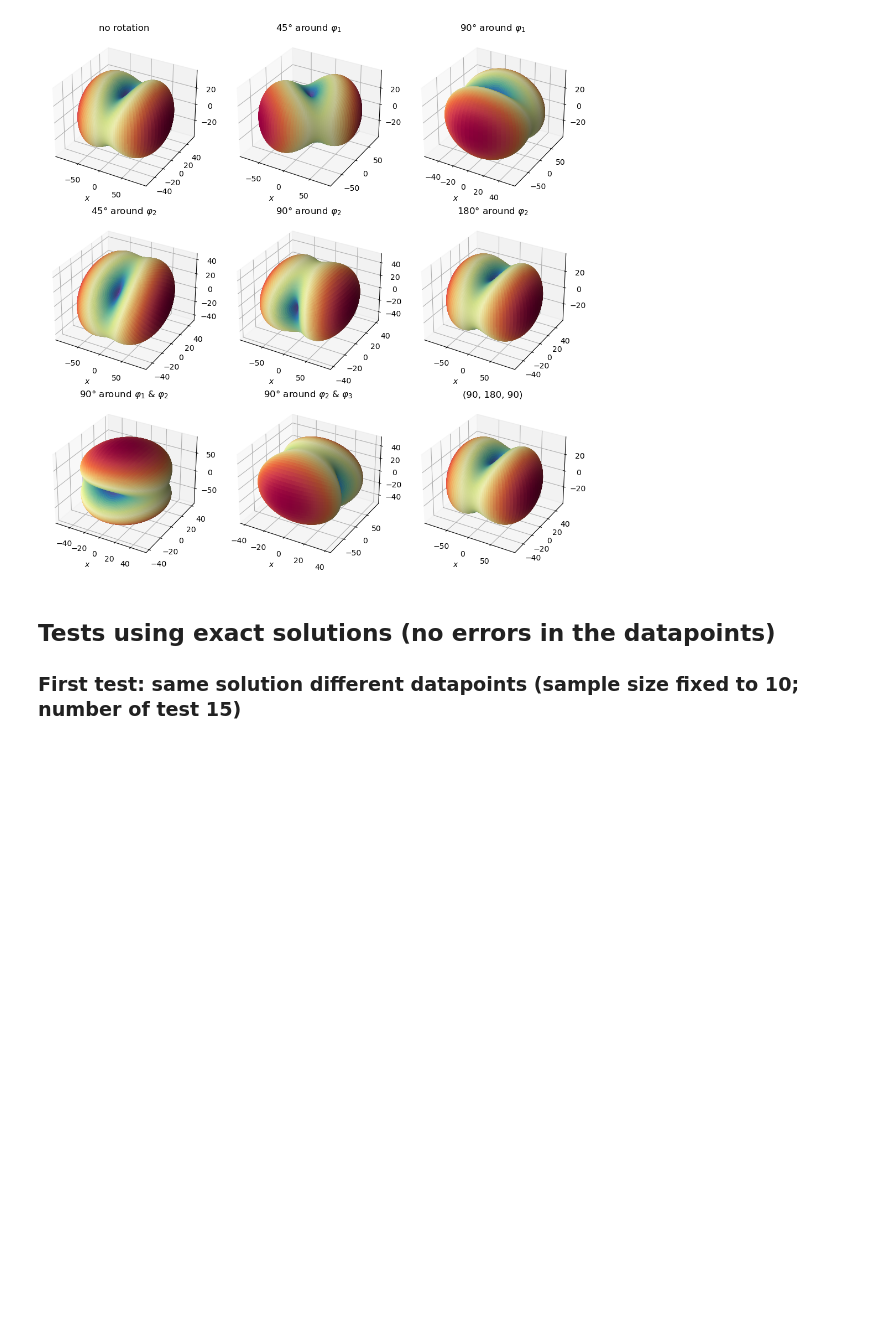
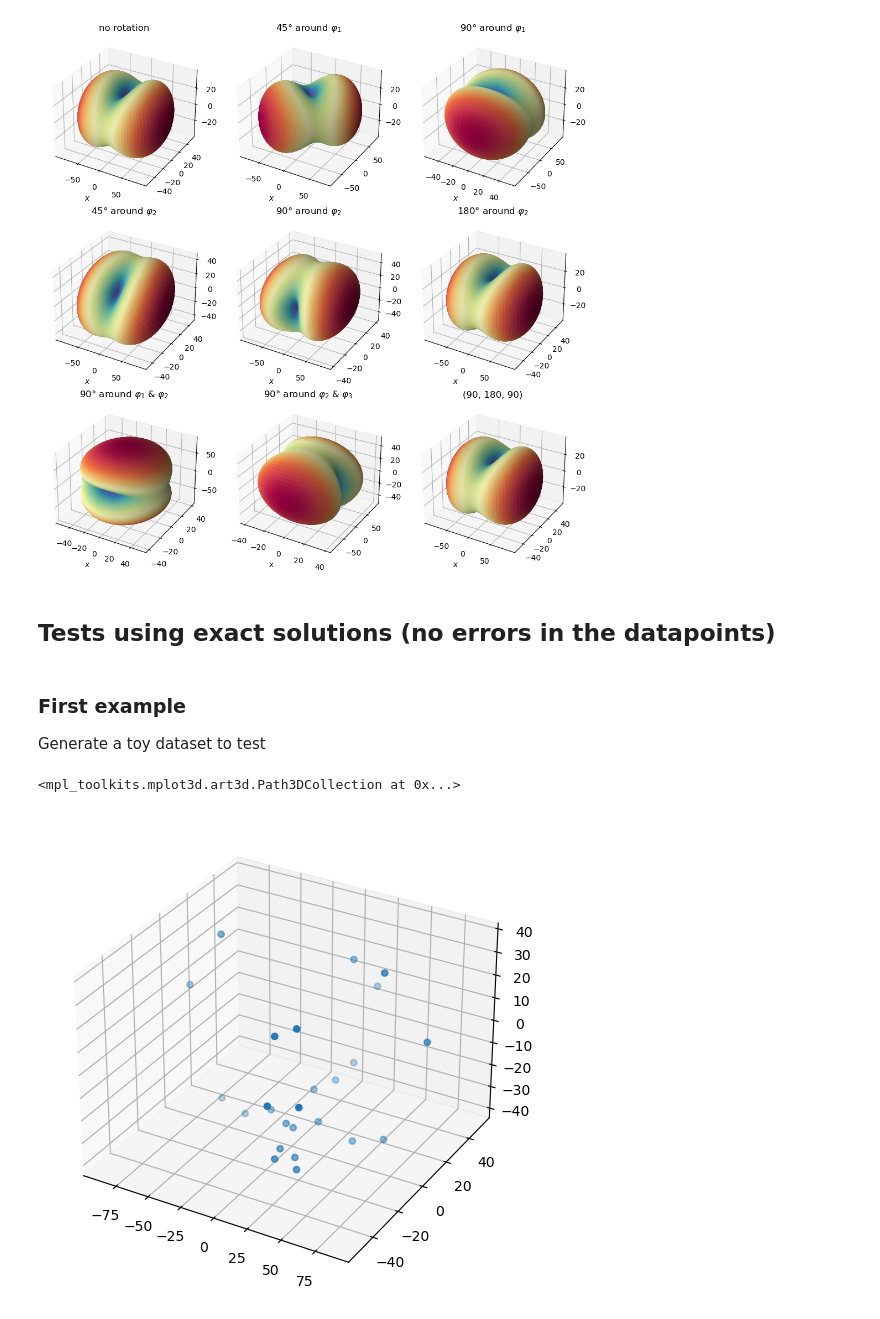
Before and after one commit to bertopadron/FTIR-EBSD, a Jupyter notebook: notebooks2learn/minimization_procedure.ipynb, the cells around one changed output. Saved outputs shown, nothing was run; the diff lists cells and outputs as text; code cells hidden in the pictures; blank space fills up the shorter version.

```diff
--- a/notebooks2learn/minimization_procedure.ipynb
+++ b/notebooks2learn/minimization_procedure.ipynb
@@ -253,5 +215,3 @@ _ = axes[2,2].set_title(r'(90, 180, 90)')
 [figure]
 # %% [markdown]
 ## Tests using exact solutions (no errors in the datapoints)
-
-### First test: same solution different datapoints (sample size fixed to 10; number of test 15)
@@ -257,0 +256,26 @@ _ = axes[2,2].set_title(r'(90, 180, 90)')
+# %% [markdown]
+### First example
+
+Generate a toy dataset to test
+# %%
+# create a generator of random numbers
+rng = np.random.default_rng()
+
+# generate random spherical/polar coordinates (just 5x5=25)
+np.random.seed(218)  # this is just for reproducibility (generates random number based on seed. Seed can be any number), comment if you want to generate different toy datasets
+phi = np.arccos(1 - 2 * rng.uniform(low=0, high=1, size=5))
+theta = rng.uniform(low=0, high=2*np.pi, size=5)
+phi, theta = np.meshgrid(phi, theta)
+
+# estimate T values
+T = Tvalues(trans=(90, 50, 20), phi=phi, theta=theta)
+
+# convert from spherical to cartesian coordinates
+x, y, z = sph2cart(phi, theta, T)
+# %%
+# check making a plot
+fig3, ax = plt.subplots(subplot_kw={"projection": "3d"}, constrained_layout=True)
+ax.scatter(x, y, z)
+# %% [output]
+<mpl_toolkits.mplot3d.art3d.Path3DCollection at 0x...>
+[figure, added]
```
Also changed, not shown: parts of 19 cells of this notebook, 2 other files.
